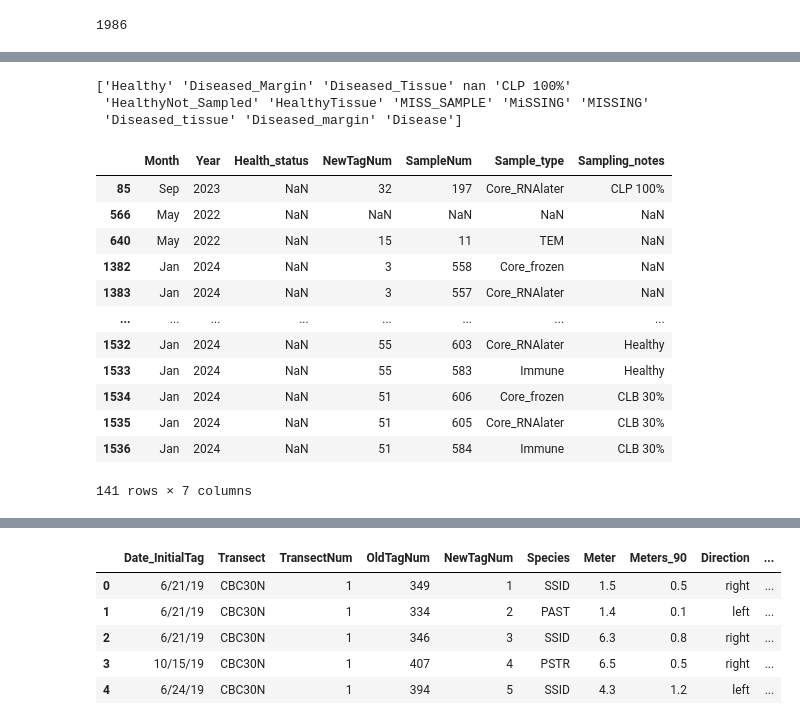
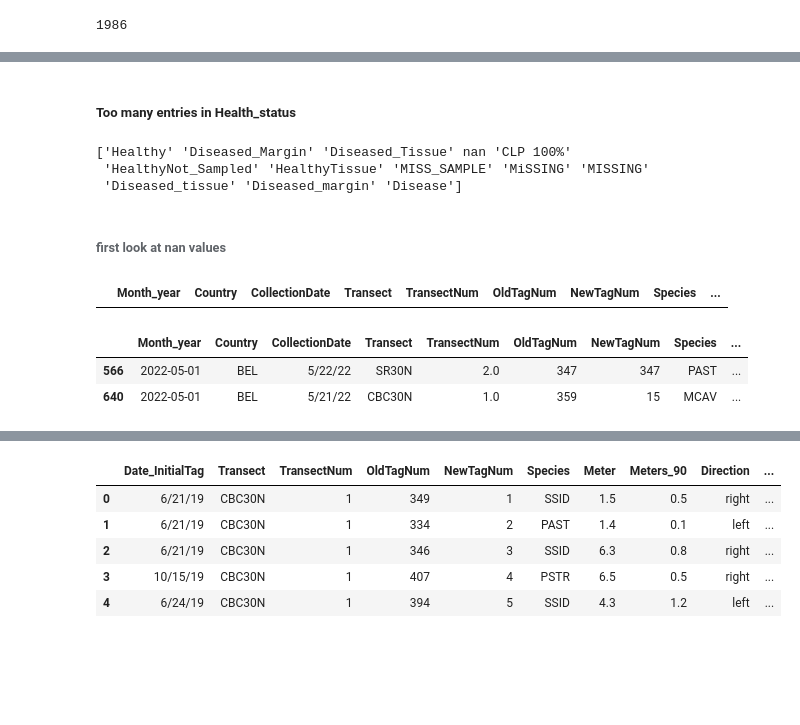
Before and after one commit to brookewicz/CBC_metagenomics, a Jupyter notebook: Demographics/SummaryStats.ipynb, the cells around one changed output, grey strips where cells are left out. Cells and saved outputs as stored; diff of their text form; code cells hidden in the pictures; blank space fills up the shorter version.

Commit message:
fix most data issues in health status
still need to change entries listed as healthy that are clp/clb

```diff
--- a/Demographics/SummaryStats.ipynb
+++ b/Demographics/SummaryStats.ipynb
@@ -29,6 +58,6 @@ sample_data
 # %%
 # making df a little smaller
-cols_drop=["Location","Sample_physical_location","Extraction_physical_location"]
+cols_drop=["Location","Sample_physical_location","Extraction_physical_location","Time_sampled","Time_processed"]
 sample_data.drop(columns=cols_drop,inplace=True)
 # %%
 # clean up column names
@@ -153,5 +164,7 @@ See the caveats in the documentation: https://pandas.pydata.org/pandas-docs/stab
 sample_data.loc[:,'Month_year']=pd.to_datetime(sample_data['Month_year'], format = '%m%Y').dt.date
 # convert month numbers to month abbreviations
 sample_data.loc[:,'Month']=pd.to_datetime(sample_data['Month'], format = '%m').dt.month_name().str.slice(stop=3)
+# %% [markdown]
+##### Too many entries in Health_status
 # %%
 print(sample_data['Health_status'].unique())
@@ -159,24 +176,23 @@ print(sample_data['Health_status'].unique())
 ['Healthy' 'Diseased_Margin' 'Diseased_Tissue' nan 'CLP 100%'
  'HealthyNot_Sampled' 'HealthyTissue' 'MISS_SAMPLE' 'MiSSING' 'MISSING'
  'Diseased_tissue' 'Diseased_margin' 'Disease']
+# %% [markdown]
+###### first look at nan values
+# %%
+nas=sample_data['Health_status'].isna()
+na_health=sample_data[nas]
+na_health.loc[:,("Month", "Year", "Health_status", "NewTagNum", "SampleNum", "Sample_type", "Sampling_notes")]
+# Look at year by year
+na_health_2019=na_health["Year"]=='2019'
+na_health[na_health_2019]
+# %% [output]
+|  | Month_year | Country | CollectionDate | Transect | TransectNum | OldTagNum | NewTagNum | Species | ... |
 # %%
-# first look at nan value
-nas=sample_data['Health_status'].isna()
-na_health=sample_data[nas]
-na_health.loc[:,("Month", "Year", "Health_status", "NewTagNum", "SampleNum", "Sample_type", "Sampling_notes")]
-# don't know what to do with this...look at colonydata?
-# why are there NAs in sampleNum??
+# look at 2022
+
+na_health_2022=na_health["Year"]=='2022'
+na_health[na_health_2022]
 # %% [output]
-|  | Month | Year | Health_status | NewTagNum | SampleNum | Sample_type | Sampling_notes |
-| 85 | Sep | 2023 | NaN | 32 | 197 | Core_RNAlater | CLP 100% |
-| 566 | May | 2022 | NaN | NaN | NaN | NaN | NaN |
-| 640 | May | 2022 | NaN | 15 | 11 | TEM | NaN |
-| 1382 | Jan | 2024 | NaN | 3 | 558 | Core_frozen | NaN |
-| 1383 | Jan | 2024 | NaN | 3 | 557 | Core_RNAlater | NaN |
-| ... | ... | ... | ... | ... | ... | ... | ... |
-| 1532 | Jan | 2024 | NaN | 55 | 603 | Core_RNAlater | Healthy |
-| 1533 | Jan | 2024 | NaN | 55 | 583 | Immune | Healthy |
-| 1534 | Jan | 2024 | NaN | 51 | 606 | Core_frozen | CLB 30% |
-| 1535 | Jan | 2024 | NaN | 51 | 605 | Core_RNAlater | CLB 30% |
-| 1536 | Jan | 2024 | NaN | 51 | 584 | Immune | CLB 30% |
+|  | Month_year | Country | CollectionDate | Transect | TransectNum | OldTagNum | NewTagNum | Species | ... |
+| 566 | 2022-05-01 | BEL | 5/22/22 | SR30N | 2.0 | 347 | 347 | PAST | ... |
+| 640 | 2022-05-01 | BEL | 5/21/22 | CBC30N | 1.0 | 359 | 15 | MCAV | ... |
-141 rows × 7 columns
```
Also changed, not shown: parts of 69 cells of this notebook, 1 other file.
